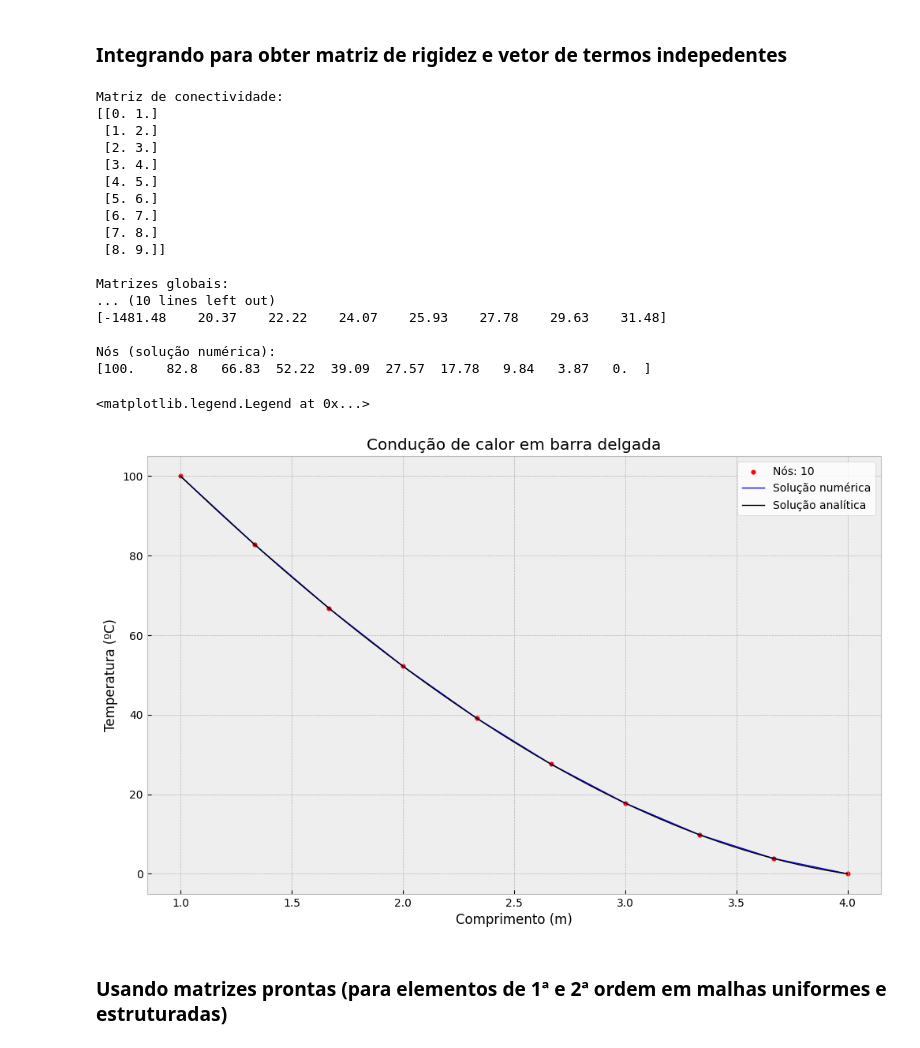
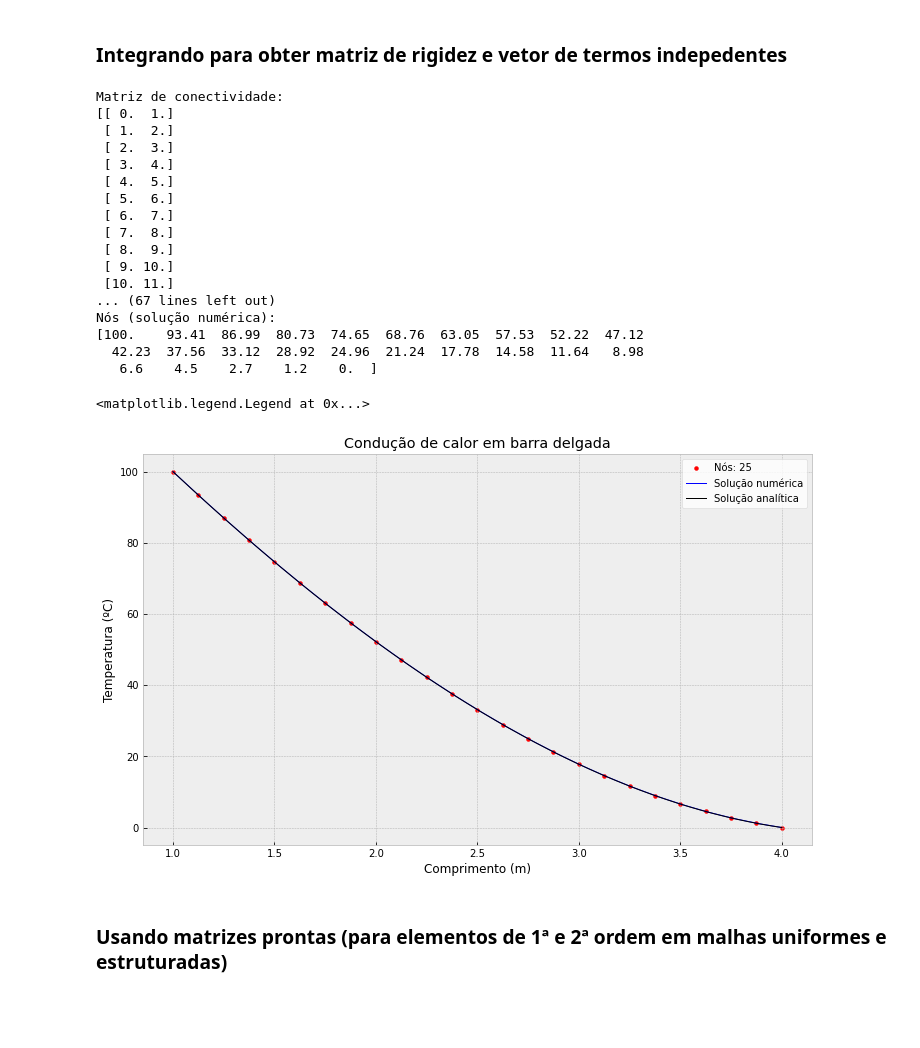
Before and after one commit to jpedro-rod/ElementosFinitos, a Jupyter notebook: Elementos_Finitos.ipynb, the cells around one changed output. Cells and saved outputs as stored; diff of their text form; code cells hidden in the pictures; blank space fills up the shorter version.

```diff
--- a/Elementos_Finitos.ipynb
+++ b/Elementos_Finitos.ipynb
@@ -116,7 +116,7 @@ def S(x):
 
 ordemElemento = 1   #1 ou 2
 
-ligacoes = 10                              #PARA 2ª ORDEM SOMENTE NÚMEROS ÍMPARES
+ligacoes = 25                              #PARA 2ª ORDEM SOMENTE NÚMEROS ÍMPARES
 malha = np.linspace(Xo,Xf,ligacoes)
 
 #################################################
@@ -399,49 +399,49 @@ def CampoTNumerico(x,T):
 # Gerando domínio "contínuo" para comparar interpolação da solução numérica com a solução analítica
 
 def Dom(x):
 
     DominioAnalitico = np.linspace(Xo,Xf,x*nElementos)   #nº de pontos do domínio necessaramente é múltiplo do nº de elementos da solução numérica
 
     return DominioAnalitico
 
 #Solução analítica
 
 def CampoTAnalitico(x):
     return (5/9)*x**3 + (10/3)*x**2 - (185/3)*x + 1420/9
 
 #Exibindo as soluções
 
 plt.style.use('bmh')
 
 fig, (ax1) = plt.subplots(1, 1, sharey=True, sharex = True, figsize = (12,7.2))
 
 ax1.scatter(malha, Tnos, s=15, color='red', label=r'Nós: {}'.format(nNos))
 ax1.plot(Dom(20), CampoTNumerico(Dom(20),Tnos), color='blue', linewidth=1.0, label=r'Solução numérica')
 ax1.plot(Dom(240), CampoTAnalitico(Dom(240)), color='black', linewidth=1.0, label=r'Solução analítica')
 ax1.set_title('Condução de calor em barra delgada')
 ax1.set_xlabel('Comprimento (m)')
 ax1.set_ylabel('Temperatura (ºC)')
 ax1.legend(loc='best',facecolor ='w')
 # %% [output]
 Matriz de conectividade:
-[[0. 1.]
- [1. 2.]
- [2. 3.]
- [3. 4.]
- [4. 5.]
- [5. 6.]
- [6. 7.]
- [7. 8.]
- [8. 9.]]
-
-Matrizes globais:
-... (10 lines left out)
-[-1481.48    20.37    22.22    24.07    25.93    27.78    29.63    31.48]
-
+[[ 0.  1.]
+ [ 1.  2.]
+ [ 2.  3.]
+ [ 3.  4.]
+ [ 4.  5.]
+ [ 5.  6.]
+ [ 6.  7.]
+ [ 7.  8.]
+ [ 8.  9.]
+ [ 9. 10.]
+ [10. 11.]
+... (67 lines left out)
 Nós (solução numérica):
-[100.    82.8   66.83  52.22  39.09  27.57  17.78   9.84   3.87   0.  ]
+[100.    93.41  86.99  80.73  74.65  68.76  63.05  57.53  52.22  47.12
+  42.23  37.56  33.12  28.92  24.96  21.24  17.78  14.58  11.64   8.98
+   6.6    4.5    2.7    1.2    0.  ]
 <matplotlib.legend.Legend at 0x...>
-[figure, old version]
+[figure, new version]
 # %% [markdown]
 ### Usando matrizes prontas (para elementos de 1ª e 2ª ordem em malhas uniformes e estruturadas)
 # %%
```
Also changed, not shown: parts of 3 cells of this notebook.
